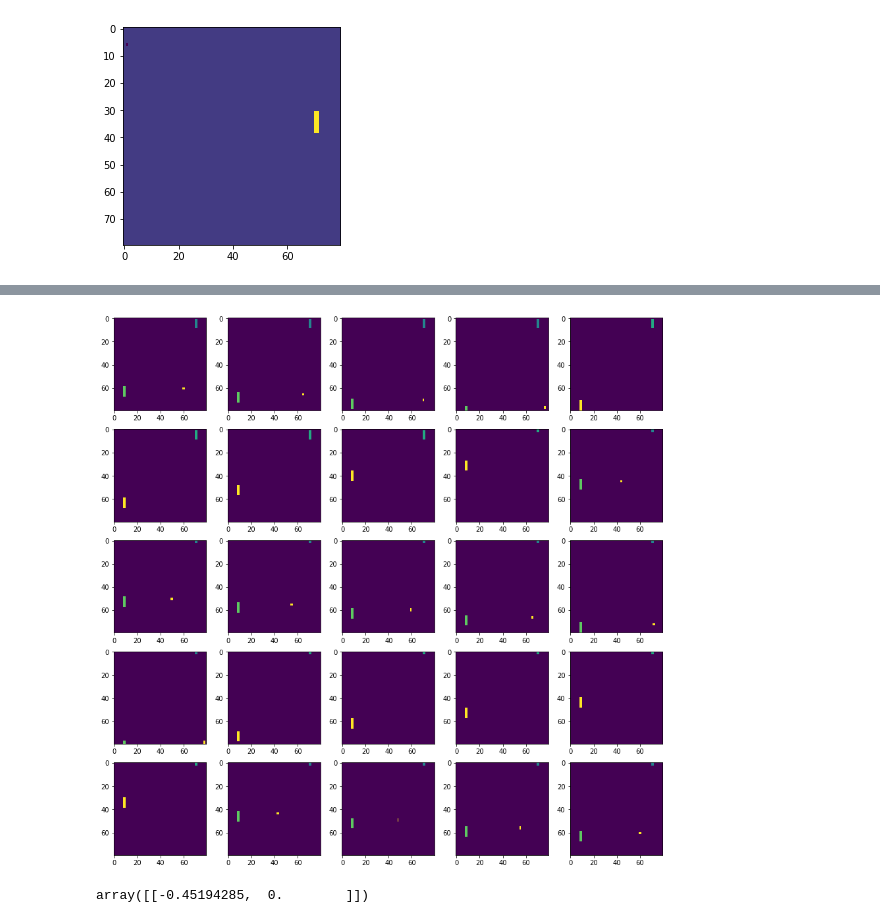
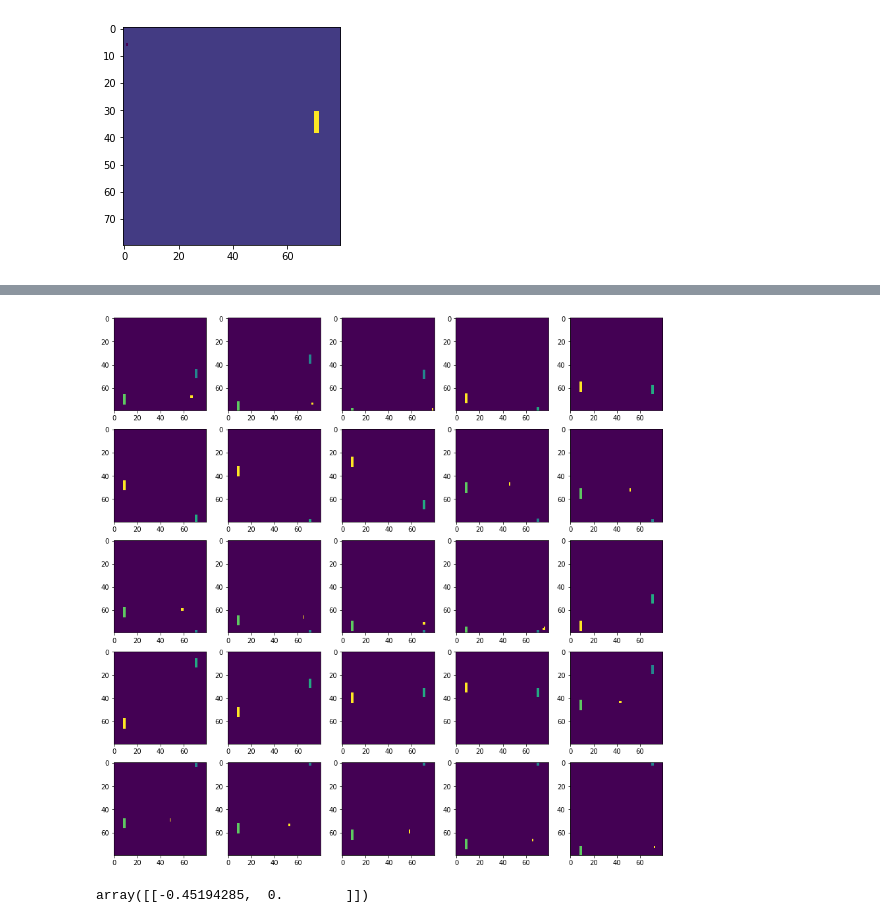
Before and after one commit to severinzhong/ML-study, a Jupyter notebook: DQN.ipynb, the cells around one changed output, grey strips where cells are left out. Cells and saved outputs as stored; diff of their text form; code cells hidden in the pictures.

```diff
--- a/DQN.ipynb
+++ b/DQN.ipynb
@@ -326,3 +368,3 @@ agent.loadHistory()
 # %%
-agent = DoubleDQN()
+agent.saveModel()
 # %% [output]
@@ -346,4 +371,0 @@ build model DoubleDQN-CartPole success
-# %%
-%%time
-agent.train(5000)
-#agent.saveHistory()
@@ -386,0 +380,6 @@ plt.plot(agent.history["score"])
+# %%
+from scipy.signal import savgol_filter
+for i in range(3) :
+    plt.plot( savgol_filter(agent[i].history["score"] , 9 , 1) , label=i)
+    #plt.plot(agent[i].history["score"] , label=i)
+plt.legend(loc="best")
@@ -398,9 +400,9 @@ plt.imshow(state)
 grayState = np.zeros((state.shape[0]//2 , state.shape[1]//2))
 for i in range(0,state.shape[0],2) :
     for j in range(0,state.shape[1],2) :
-            grayState[i//2,j//2] = np.max(state[i:i+2,j:j+2,:]) /255
+            grayState[i//2,j//2] = float(np.max(state[i:i+2,j:j+2,:])) / 255
 grayState = grayState[17:-8,:]
-plt.imshow(grayState)
+plt.imshow(grayState * 255)
 # %% [output]
 <matplotlib.image.AxesImage at 0x...>
 [figure]
@@ -415,12 +417,12 @@ plt.imshow(state.reshape(80,80))
 # %%
 plt.figure(figsize=(15,15))
 for i in range(5) :
     for j in range(5) :
         plt.subplot(5,5,5*i+j+1)
-        state,_,_,_,_, = agent.memory[1000+i*5+j]
+        state,_,_,_,_, = agent.memory[100+i*5+j]
         plt.imshow(state.reshape(80,80))
 # %% [output]
-[figure, old version]
+[figure, new version]
 # %%
 historyOld = agent.history
 # %%
```
Also changed, not shown: parts of 22 cells of this notebook.
